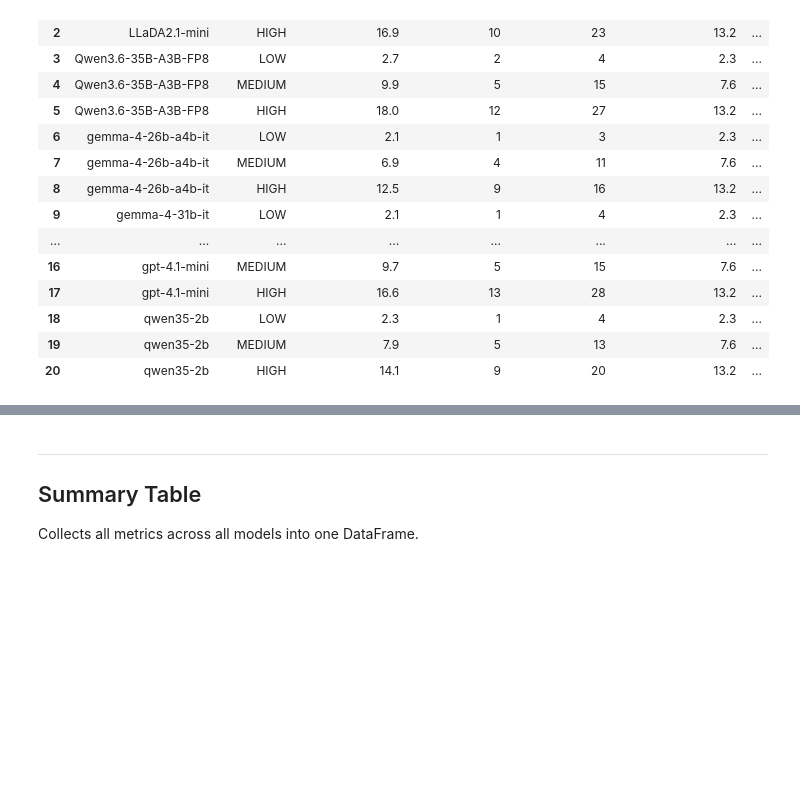
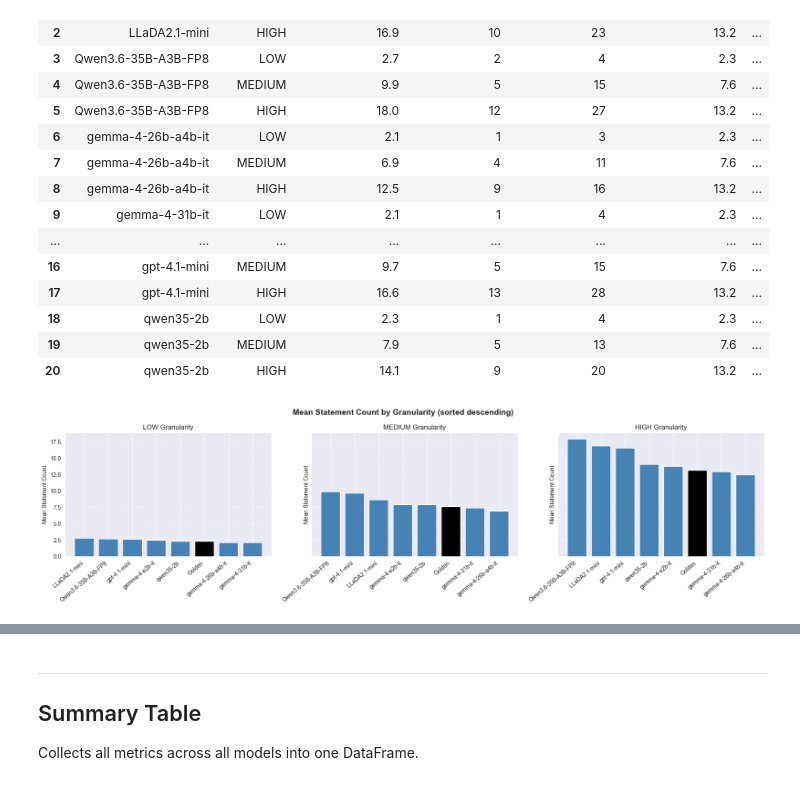
Before and after one commit to kazokid/diffusion-llms-eval, a Jupyter notebook: notebooks/metrics_calculation.ipynb, the cells around one changed output, grey strips where cells are left out. Cells and saved outputs as stored; diff of their text form; code cells hidden in the pictures; blank space fills up the shorter version.

```diff
--- a/notebooks/metrics_calculation.ipynb
+++ b/notebooks/metrics_calculation.ipynb
@@ -925,6 +1026,39 @@ Model: qwen35-2b
 | 18 | qwen35-2b | LOW | 2.3 | 1 | 4 | 2.3 | ... |
 | 19 | qwen35-2b | MEDIUM | 7.9 | 5 | 13 | 7.6 | ... |
 | 20 | qwen35-2b | HIGH | 14.1 | 9 | 20 | 13.2 | ... |
+# %%
+fig, axes = plt.subplots(1, 3, figsize=(18, 5), sharey=True)
+
+granularities = ['LOW', 'MEDIUM', 'HIGH']
+models_list = ft_exp1_count_means_df['model'].unique().tolist()
+
+for idx, gran in enumerate(granularities):
+    ax = axes[idx]
+
+    data = []
+    for model in models_list:
+        row = ft_exp1_count_means_df[(ft_exp1_count_means_df['model'] == model) & (ft_exp1_count_means_df['granularity'] == gran)]
+        if len(row) > 0:
+            data.append({'model': model, 'count': row['mean_gen_count'].values[0]})
+
+    golden_row = ft_exp1_count_means_df[ft_exp1_count_means_df['granularity'] == gran].iloc[0]
+    data.append({'model': 'Golden', 'count': golden_row['mean_golden_count']})
+
+    df_plot = pd.DataFrame(data).sort_values('count', ascending=False)
+
+    colors = ['black' if m == 'Golden' else 'steelblue' for m in df_plot['model']]
+    ax.bar(range(len(df_plot)), df_plot['count'], color=colors)
+    ax.set_xticks(range(len(df_plot)))
+    ax.set_xticklabels(df_plot['model'], rotation=40, ha='right')
+    ax.set_title(f'{gran} Granularity')
+    ax.set_ylabel('Mean Statement Count')
+    ax.grid(axis='y', linestyle='--', alpha=0.7)
+
+fig.suptitle('Mean Statement Count by Granularity (sorted descending)', fontsize=14, weight='bold')
+plt.tight_layout()
+plt.show()
+# %% [output]
+[figure, added]
 # %%
 # --- Compute faithfulness metrics ---
 ft_rows = []
```
Also changed, not shown: parts of 13 cells of this notebook, 3 other files.
